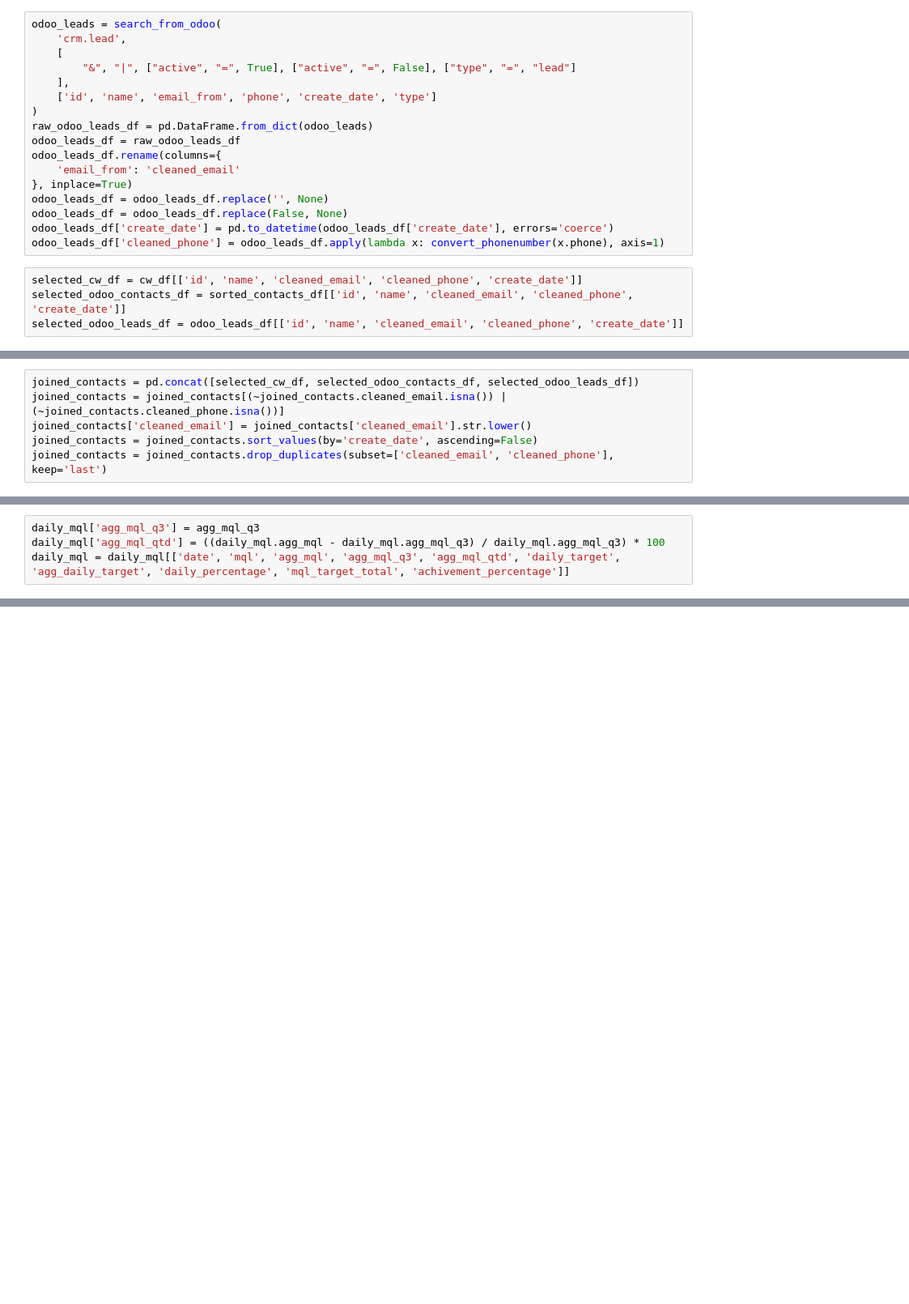
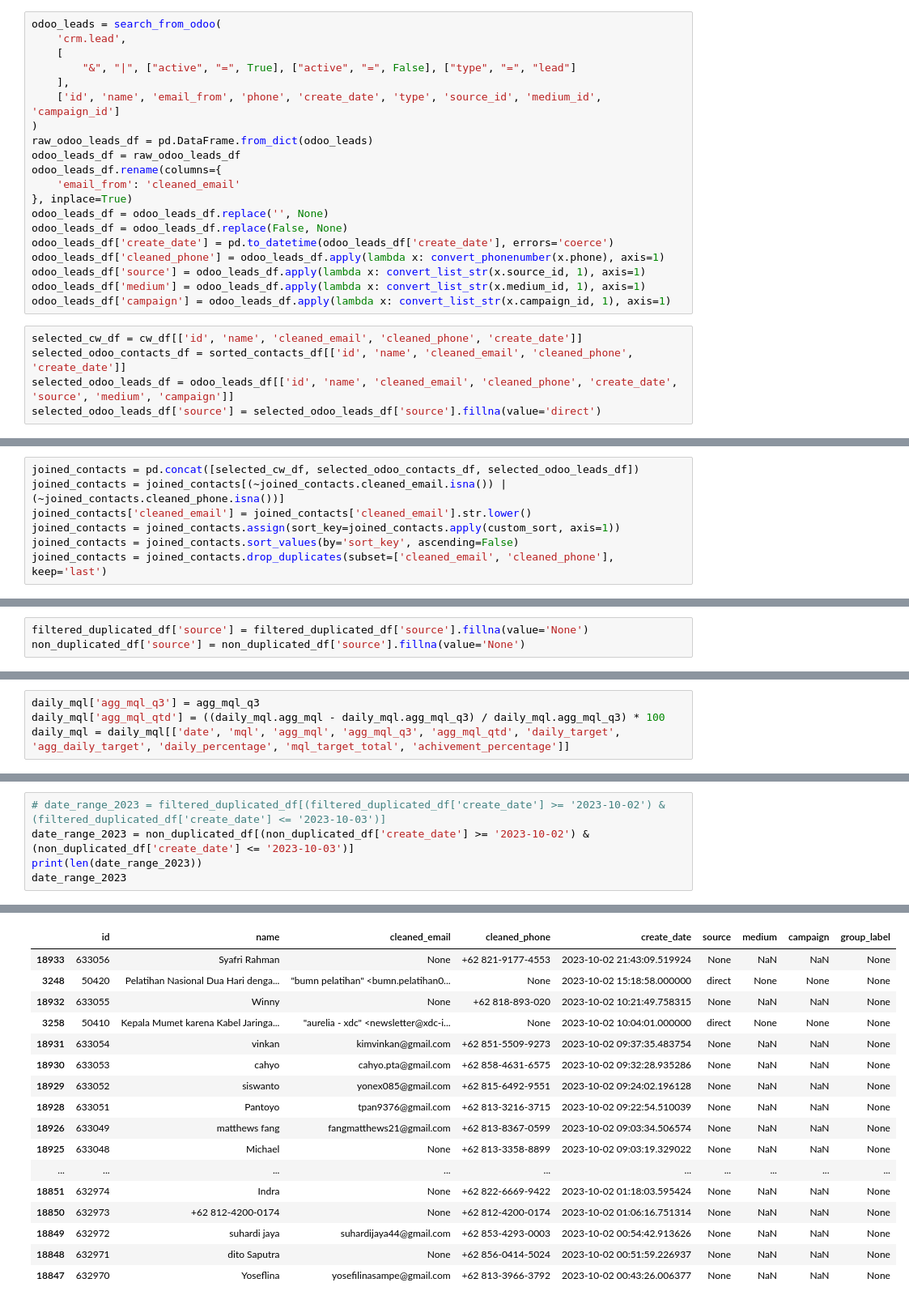
Before and after one commit to smsperkasa/mql-project-dashboard, a Jupyter notebook: get_mql_using_ir.ipynb, the cells around one changed output, grey strips where cells are left out. Shown at 81% size. Saved outputs shown, nothing was run; the diff lists cells and outputs as text; blank space fills up the shorter version.

```diff
--- a/get_mql_using_ir.ipynb
+++ b/get_mql_using_ir.ipynb
@@ -185,7 +201,7 @@ odoo_leads = search_from_odoo(
     [
         "&", "|", ["active", "=", True], ["active", "=", False], ["type", "=", "lead"]
     ],
-    ['id', 'name', 'email_from', 'phone', 'create_date', 'type']
+    ['id', 'name', 'email_from', 'phone', 'create_date', 'type', 'source_id', 'medium_id', 'campaign_id']
 )
 raw_odoo_leads_df = pd.DataFrame.from_dict(odoo_leads)
 odoo_leads_df = raw_odoo_leads_df
@@ -196,7 +212,11 @@ odoo_leads_df = odoo_leads_df.replace('', None)
 odoo_leads_df = odoo_leads_df.replace(False, None)
 odoo_leads_df['create_date'] = pd.to_datetime(odoo_leads_df['create_date'], errors='coerce')
 odoo_leads_df['cleaned_phone'] = odoo_leads_df.apply(lambda x: convert_phonenumber(x.phone), axis=1)
+odoo_leads_df['source'] = odoo_leads_df.apply(lambda x: convert_list_str(x.source_id, 1), axis=1)
+odoo_leads_df['medium'] = odoo_leads_df.apply(lambda x: convert_list_str(x.medium_id, 1), axis=1)
+odoo_leads_df['campaign'] = odoo_leads_df.apply(lambda x: convert_list_str(x.campaign_id, 1), axis=1)
 # %%
 selected_cw_df = cw_df[['id', 'name', 'cleaned_email', 'cleaned_phone', 'create_date']]
 selected_odoo_contacts_df = sorted_contacts_df[['id', 'name', 'cleaned_email', 'cleaned_phone', 'create_date']]
-selected_odoo_leads_df = odoo_leads_df[['id', 'name', 'cleaned_email', 'cleaned_phone', 'create_date']]
+selected_odoo_leads_df = odoo_leads_df[['id', 'name', 'cleaned_email', 'cleaned_phone', 'create_date', 'source', 'medium', 'campaign']]
+selected_odoo_leads_df['source'] = selected_odoo_leads_df['source'].fillna(value='direct')
@@ -204,7 +230,8 @@ selected_odoo_leads_df = odoo_leads_df[['id', 'name', 'cleaned_email', 'cleaned_
 joined_contacts = pd.concat([selected_cw_df, selected_odoo_contacts_df, selected_odoo_leads_df])
 joined_contacts = joined_contacts[(~joined_contacts.cleaned_email.isna()) | (~joined_contacts.cleaned_phone.isna())]
 joined_contacts['cleaned_email'] = joined_contacts['cleaned_email'].str.lower()
-joined_contacts = joined_contacts.sort_values(by='create_date', ascending=False)
+joined_contacts = joined_contacts.assign(sort_key=joined_contacts.apply(custom_sort, axis=1))
+joined_contacts = joined_contacts.sort_values(by='sort_key', ascending=False)
 joined_contacts = joined_contacts.drop_duplicates(subset=['cleaned_email', 'cleaned_phone'], keep='last')
 # %%
 df = joined_contacts
@@ -225,3 +252,6 @@ for index, row in df.iterrows():
 duplicated_df = df[~df.group_label.isna()]
 non_duplicated_df = df[df.group_label.isna()]
 filtered_duplicated_df = duplicated_df.drop_duplicates(subset='group_label', keep='last')
+# %%
+filtered_duplicated_df['source'] = filtered_duplicated_df['source'].fillna(value='None')
+non_duplicated_df['source'] = non_duplicated_df['source'].fillna(value='None')
@@ -282,0 +404,6 @@ daily_mql = daily_mql[['date', 'mql', 'agg_mql', 'agg_mql_q3', 'agg_mql_qtd', 'd
+# %%
+# date_range_2023 = filtered_duplicated_df[(filtered_duplicated_df['create_date'] >= '2023-10-02') & (filtered_duplicated_df['create_date'] <= '2023-10-03')]
+date_range_2023 = non_duplicated_df[(non_duplicated_df['create_date'] >= '2023-10-02') & (non_duplicated_df['create_date'] <= '2023-10-03')]
+print(len(date_range_2023))
+date_range_2023
+# %% [output]
@@ -282,0 +411,17 @@ daily_mql = daily_mql[['date', 'mql', 'agg_mql', 'agg_mql_q3', 'agg_mql_qtd', 'd
+|  | id | name | cleaned_email | cleaned_phone | create_date | source | medium | campaign | group_label |
+| 18933 | 633056 | Syafri Rahman | None | +62 821-9177-4553 | 2023-10-02 21:43:09.519924 | None | NaN | NaN | None |
+| 3248 | 50420 | Pelatihan Nasional Dua Hari denga... | "bumn pelatihan" <bumn.pelatihan0... | None | 2023-10-02 15:18:58.000000 | direct | None | None | None |
+| 18932 | 633055 | Winny | None | +62 818-893-020 | 2023-10-02 10:21:49.758315 | None | NaN | NaN | None |
+| 3258 | 50410 | Kepala Mumet karena Kabel Jaringa... | "aurelia - xdc" <newsletter@xdc-i... | None | 2023-10-02 10:04:01.000000 | direct | None | None | None |
+| 18931 | 633054 | vinkan | kimvinkan@gmail.com | +62 851-5509-9273 | 2023-10-02 09:37:35.483754 | None | NaN | NaN | None |
+| 18930 | 633053 | cahyo | cahyo.pta@gmail.com | +62 858-4631-6575 | 2023-10-02 09:32:28.935286 | None | NaN | NaN | None |
+| 18929 | 633052 | siswanto | yonex085@gmail.com | +62 815-6492-9551 | 2023-10-02 09:24:02.196128 | None | NaN | NaN | None |
+| 18928 | 633051 | Pantoyo | tpan9376@gmail.com | +62 813-3216-3715 | 2023-10-02 09:22:54.510039 | None | NaN | NaN | None |
+| 18926 | 633049 | matthews fang | fangmatthews21@gmail.com | +62 813-8367-0599 | 2023-10-02 09:03:34.506574 | None | NaN | NaN | None |
+| 18925 | 633048 | Michael | None | +62 813-3358-8899 | 2023-10-02 09:03:19.329022 | None | NaN | NaN | None |
+| ... | ... | ... | ... | ... | ... | ... | ... | ... | ... |
+| 18851 | 632974 | Indra | None | +62 822-6669-9422 | 2023-10-02 01:18:03.595424 | None | NaN | NaN | None |
+| 18850 | 632973 | +62 812-4200-0174 | None | +62 812-4200-0174 | 2023-10-02 01:06:16.751314 | None | NaN | NaN | None |
+| 18849 | 632972 | suhardi jaya | suhardijaya44@gmail.com | +62 853-4293-0003 | 2023-10-02 00:54:42.913626 | None | NaN | NaN | None |
+| 18848 | 632971 | dito Saputra | None | +62 856-0414-5024 | 2023-10-02 00:51:59.226937 | None | NaN | NaN | None |
+| 18847 | 632970 | Yoseflina | yosefilinasampe@gmail.com | +62 813-3966-3792 | 2023-10-02 00:43:26.006377 | None | NaN | NaN | None |
```
Also changed, not shown: parts of 24 cells of this notebook, 2 other files.
